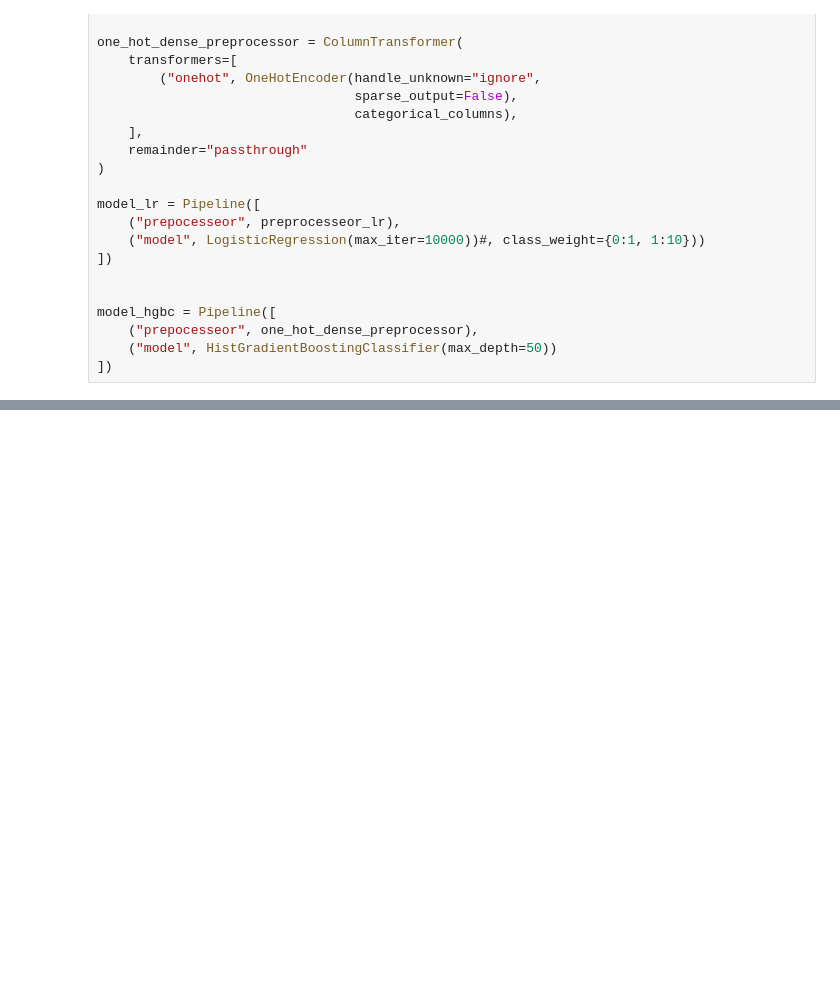
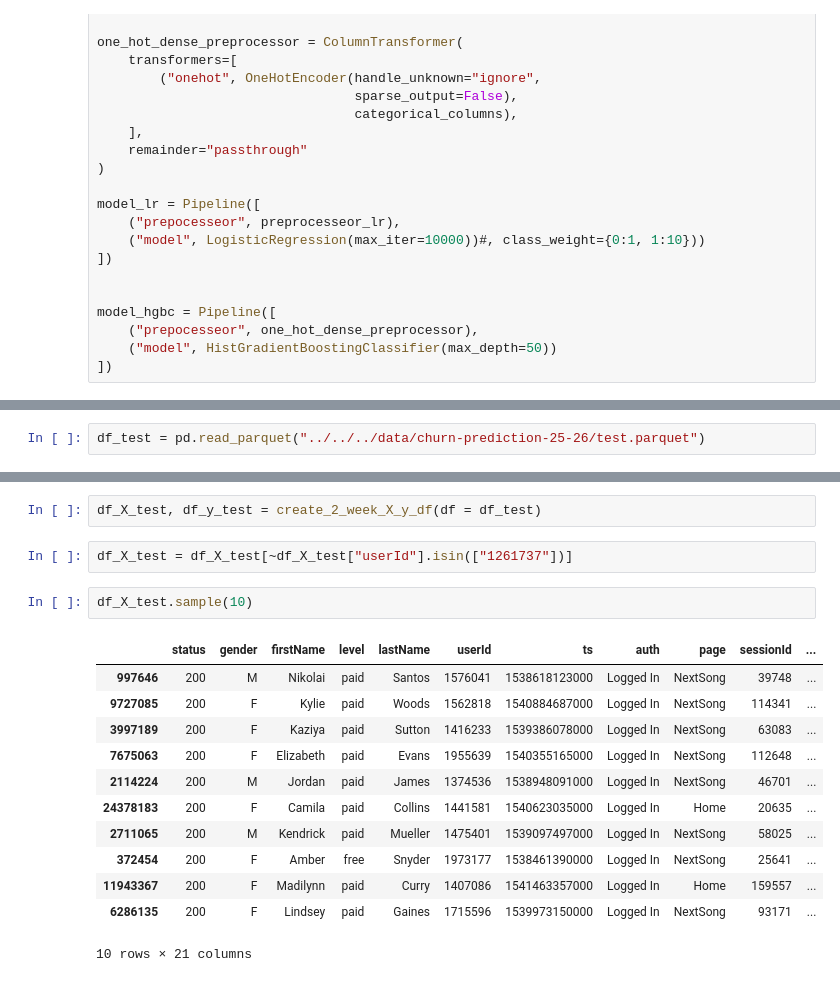
Before and after one commit to aaron3636/kaggle_churn_challenge, a Jupyter notebook: src/sandbox/Carl/test_pipeline_00.03.ipynb, the cells around one changed output, grey strips where cells are left out. Drawn from its saved outputs; the diff is of its cells as text; blank space fills up the shorter version.

```diff
--- a/src/sandbox/Carl/test_pipeline_00.03.ipynb
+++ b/src/sandbox/Carl/test_pipeline_00.03.ipynb
@@ -304,0 +340,2 @@ plt.show()
+# %%
+df_test = pd.read_parquet("../../../data/churn-prediction-25-26/test.parquet")
@@ -304,0 +354,19 @@ plt.show()
+# %%
+df_X_test, df_y_test = create_2_week_X_y_df(df = df_test)
+# %%
+df_X_test = df_X_test[~df_X_test["userId"].isin(["1261737"])]
+# %%
+df_X_test.sample(10)
+# %% [output]
+|  | status | gender | firstName | level | lastName | userId | ts | auth | page | sessionId | ... |
+| 997646 | 200 | M | Nikolai | paid | Santos | 1576041 | 1538618123000 | Logged In | NextSong | 39748 | ... |
+| 9727085 | 200 | F | Kylie | paid | Woods | 1562818 | 1540884687000 | Logged In | NextSong | 114341 | ... |
+| 3997189 | 200 | F | Kaziya | paid | Sutton | 1416233 | 1539386078000 | Logged In | NextSong | 63083 | ... |
+| 7675063 | 200 | F | Elizabeth | paid | Evans | 1955639 | 1540355165000 | Logged In | NextSong | 112648 | ... |
+| 2114224 | 200 | M | Jordan | paid | James | 1374536 | 1538948091000 | Logged In | NextSong | 46701 | ... |
+| 24378183 | 200 | F | Camila | paid | Collins | 1441581 | 1540623035000 | Logged In | Home | 20635 | ... |
+| 2711065 | 200 | M | Kendrick | paid | Mueller | 1475401 | 1539097497000 | Logged In | NextSong | 58025 | ... |
+| 372454 | 200 | F | Amber | free | Snyder | 1973177 | 1538461390000 | Logged In | NextSong | 25641 | ... |
+| 11943367 | 200 | F | Madilynn | paid | Curry | 1407086 | 1541463357000 | Logged In | Home | 159557 | ... |
+| 6286135 | 200 | F | Lindsey | paid | Gaines | 1715596 | 1539973150000 | Logged In | NextSong | 93171 | ... |
+10 rows × 21 columns
```
Also changed, not shown: parts of 37 cells of this notebook, 19 other files.
